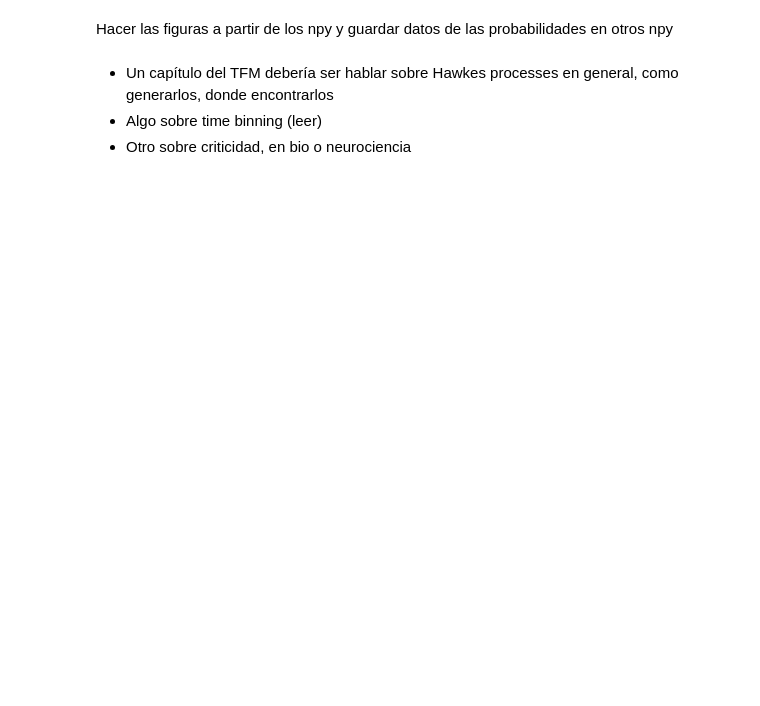
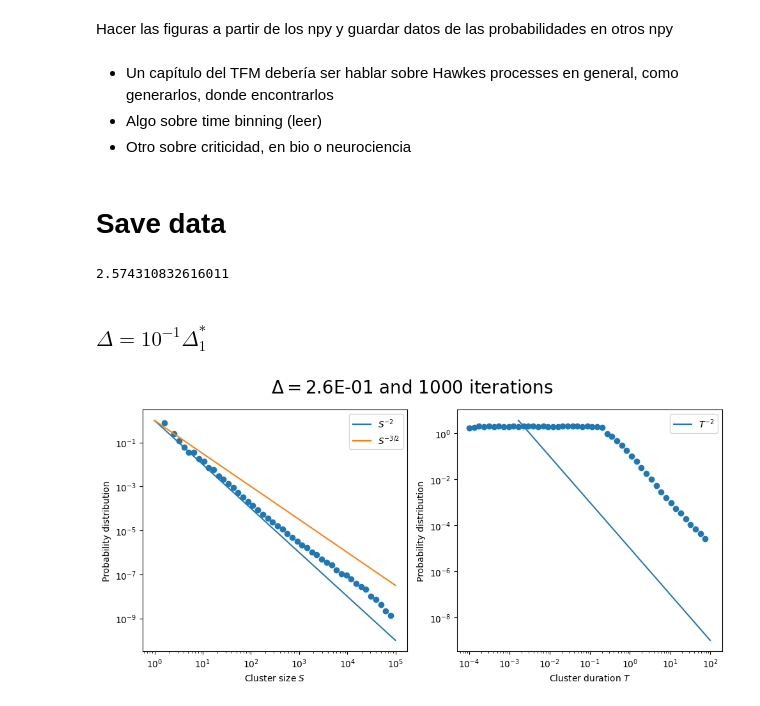
Before and after one commit to RivasAntonio/TFM, a Jupyter notebook: Códigos/Hawkes/Statistics_plots.ipynb, the cells around one changed output. Drawn from its saved outputs; the diff is of its cells as text; code cells hidden in the pictures; blank space fills up the shorter version.

```diff
--- a/Códigos/Hawkes/Statistics_plots.ipynb
+++ b/Códigos/Hawkes/Statistics_plots.ipynb
@@ -559,3 +551,64 @@ Hacer las figuras a partir de los npy y guardar datos de las probabilidades en o
 - Un capítulo del TFM debería ser hablar sobre Hawkes processes en general, como generarlos, donde encontrarlos
 - Algo sobre time binning (leer)
 - Otro sobre criticidad, en bio o neurociencia
+# %% [markdown]
+# Save data
+# %%
+K = 10**5
+n = 1
+mu = 10**-4
+delta1 = np.log(K)/(mu+np.sqrt(2*K*mu))
+print(delta1)
+# %% [output]
+2.574310832616011
+# %% [markdown]
+### $\Delta = 10^{-1}\Delta_1^*$
+# %%
+R = 10**3
+all_cluster_sizes = []
+all_cluster_times = []
+delta = delta1/10
+
+for _ in range(R):
+    times, _ = generate_series(K, n, mu)
+    _, cluster_sizes, cluster_times = identify_clusters_model(times, delta)
+    all_cluster_sizes.extend(cluster_sizes)
+    all_cluster_times.extend(cluster_times)
+np.save(f'./data/cluster_sizes_delta={delta:.1E}_R={R}_mu={mu:.1E}_article', all_cluster_sizes)
+np.save(f'./data/cluster_times_delta={delta:.1E}_R={R}_mu={mu:.1E}_article', all_cluster_times)
+
+s_bins = np.logspace(0, 5, num = 50, base = 10)
+t_bins = np.logspace(-4, 2, num = 50, base = 10)
+y_s = s_bins**(-2)
+y_t = t_bins**(-2)*10**-5
+y_s2 = s_bins**(-3/2)
+
+fig = plt.figure(figsize=(10, 5))
+axgrid = fig.add_gridspec(1,2)
+ax0 = fig.add_subplot(axgrid[0,0])
+ax1 = fig.add_subplot(axgrid[0,1])
+
+s_hist = np.histogram(all_cluster_sizes, bins=s_bins, density = True)
+ax0.scatter(s_bins[:-1], s_hist[0])
+ax0.plot(s_bins, y_s, label='$S^{-2}$')
+ax0.plot(s_bins, y_s2, label='$S^{-3/2}$')
+ax0.set_xscale('log')
+ax0.set_yscale('log')
+ax0.legend()
+ax0.set_xlabel('Cluster size $S$')
+ax0.set_ylabel('Probability distribution')
+
+t_hist = np.histogram(all_cluster_times, bins=t_bins, density = True)
+ax1.scatter(t_bins[:-1], t_hist[0])
+ax1.plot(t_bins[10:], y_t[10:], label='$T^{-2}$')
+ax1.set_xscale('log')
+ax1.set_yscale('log')
+ax1.set_xlabel('Cluster duration $T$')
+ax1.set_ylabel('Probability distribution')
+ax1.legend()
+
+fig.suptitle(f'$\Delta=${delta:.1E} and ${R}$ iterations', fontsize=20)
+
+fig.tight_layout()
+# %% [output]
+[figure, added]
```
Also changed, not shown: parts of 20 cells of this notebook, 34 other files.
